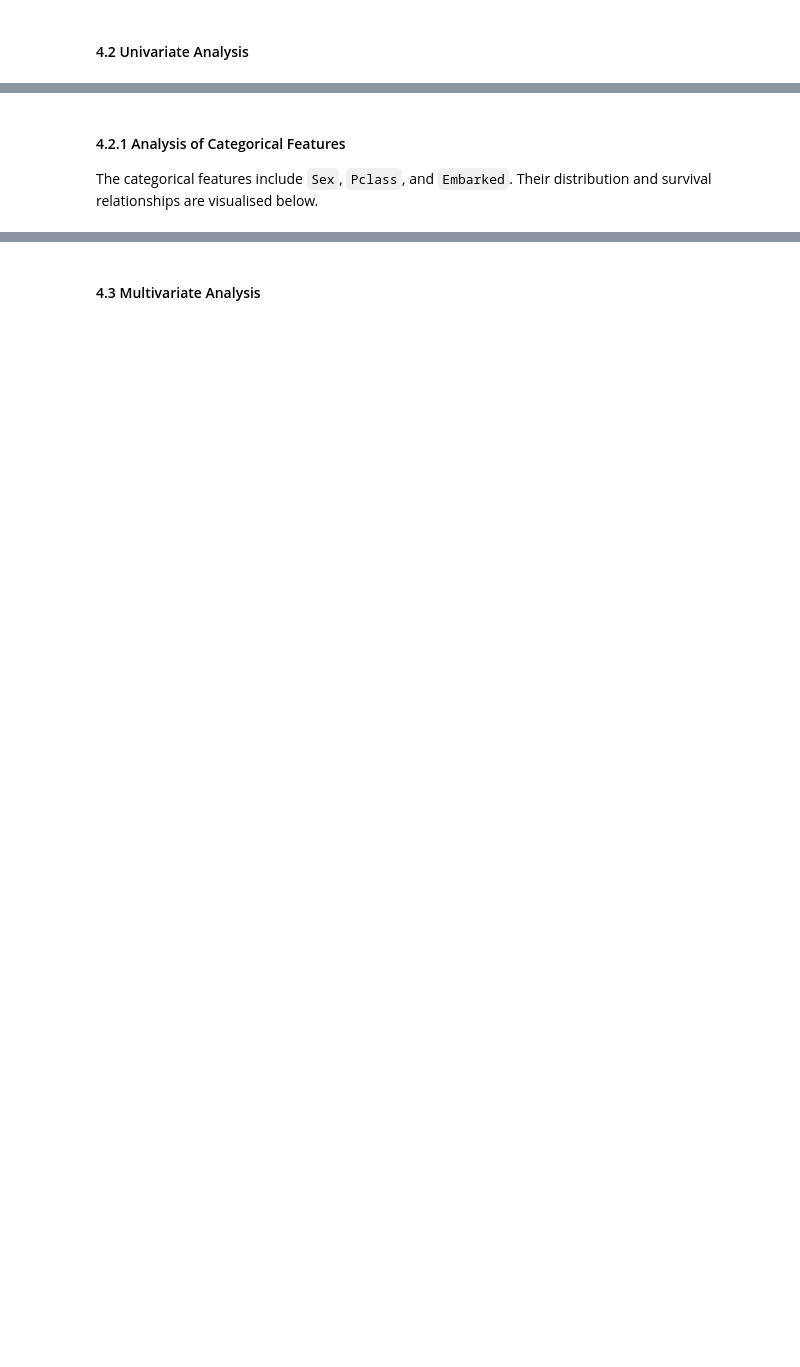
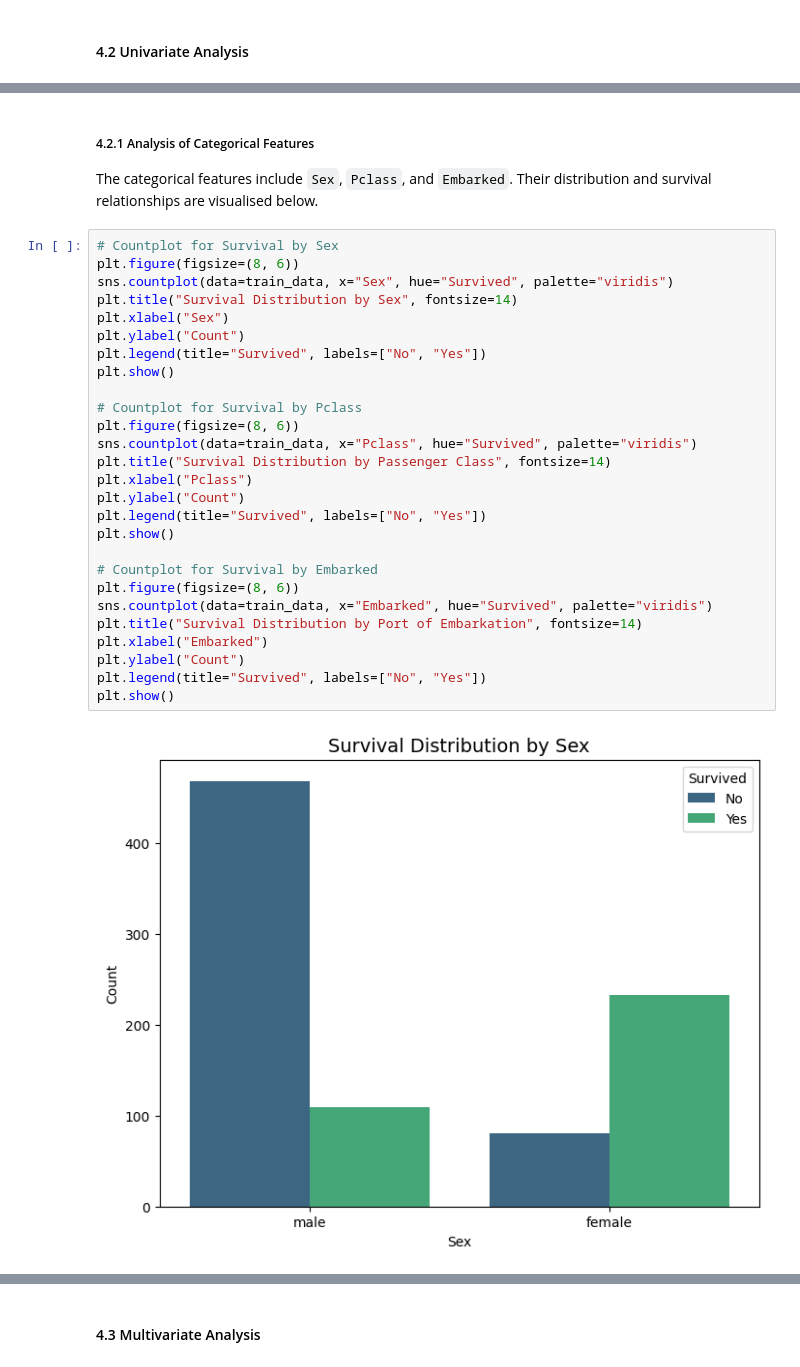
Before and after one commit to RJay02/Artificial-Intelligence, a Jupyter notebook: S2 Machine Learning AI Scientific/Machine Learning Algorithms.ipynb, the cells around one changed output, grey strips where cells are left out. Cells and saved outputs as stored; diff of their text form; blank space fills up the shorter version.

```diff
--- a/S2 Machine Learning AI Scientific/Machine Learning Algorithms.ipynb
+++ b/S2 Machine Learning AI Scientific/Machine Learning Algorithms.ipynb
@@ -301,4 +286,33 @@ plt.show()
 # %% [markdown]
-#### 4.2.1 Analysis of Categorical Features
+##### 4.2.1 Analysis of Categorical Features
 
 The categorical features include `Sex`, `Pclass`, and `Embarked`. Their distribution and survival relationships are visualised below.
+# %%
+# Countplot for Survival by Sex
+plt.figure(figsize=(8, 6))
+sns.countplot(data=train_data, x="Sex", hue="Survived", palette="viridis")
+plt.title("Survival Distribution by Sex", fontsize=14)
+plt.xlabel("Sex")
+plt.ylabel("Count")
+plt.legend(title="Survived", labels=["No", "Yes"])
+plt.show()
+
+# Countplot for Survival by Pclass
+plt.figure(figsize=(8, 6))
+sns.countplot(data=train_data, x="Pclass", hue="Survived", palette="viridis")
+plt.title("Survival Distribution by Passenger Class", fontsize=14)
+plt.xlabel("Pclass")
+plt.ylabel("Count")
+plt.legend(title="Survived", labels=["No", "Yes"])
+plt.show()
+
+# Countplot for Survival by Embarked
+plt.figure(figsize=(8, 6))
+sns.countplot(data=train_data, x="Embarked", hue="Survived", palette="viridis")
+plt.title("Survival Distribution by Port of Embarkation", fontsize=14)
+plt.xlabel("Embarked")
+plt.ylabel("Count")
+plt.legend(title="Survived", labels=["No", "Yes"])
+plt.show()
+# %% [output]
+[figure, added]
```
Also changed, not shown: parts of 26 cells of this notebook.
